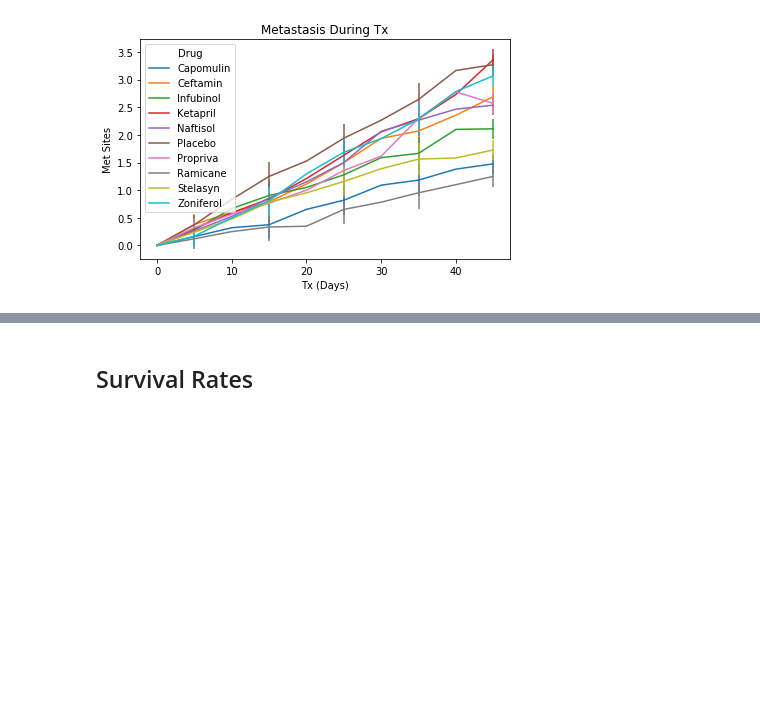
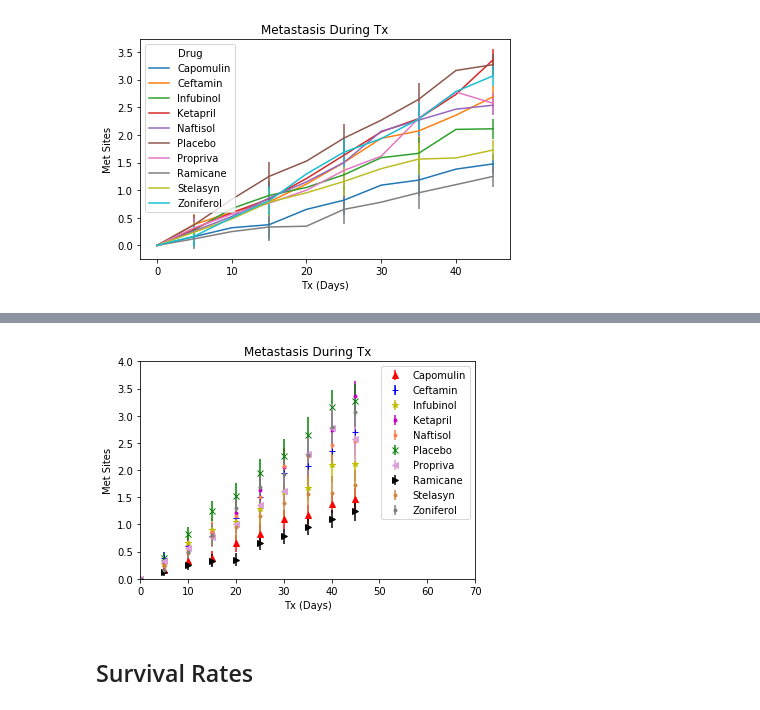
Before and after one commit to ghteds/homework, a Jupyter notebook: hwmatplotlib/pymaceuticals_starter.ipynb, the cells around one changed output, grey strips where cells are left out. Saved outputs shown, nothing was run; the diff lists cells and outputs as text; code cells hidden in the pictures; blank space fills up the shorter version.

```diff
--- a/hwmatplotlib/pymaceuticals_starter.ipynb
+++ b/hwmatplotlib/pymaceuticals_starter.ipynb
@@ -280,3 +356,50 @@ dtype('float64')
+# %%
+#scatter for mets; yM for y mets data
+yMCapomulin=drugByTimepointMetSites.iloc[:,0]
+yMCeftamin=drugByTimepointMetSites.iloc[:,1]
+yMInfubinol=drugByTimepointMetSites.iloc[:,2]
+yMKetapril=drugByTimepointMetSites.iloc[:,3]
+yMNaftisol=drugByTimepointMetSites.iloc[:,4]
+yMPlacebo=drugByTimepointMetSites.iloc[:,5]
+yMPropriva=drugByTimepointMetSites.iloc[:,6]
+yMRamicane=drugByTimepointMetSites.iloc[:,7]
+yMStelasyn=drugByTimepointMetSites.iloc[:,8]
+yMZoniferol=drugByTimepointMetSites.iloc[:,9]
+#x=drugByTimepoint.index
+
+#seM for se Mets
+seMCapomulin=semMetSitesDf.loc[semMetSitesDf['Drug']=='Capomulin', 'Metastatic Sites']
+seMCeftamin=semMetSitesDf.loc[semMetSitesDf['Drug']=='Ceftamin', 'Metastatic Sites']
+seMInfubinol=semMetSitesDf.loc[semMetSitesDf['Drug']=='Infubinol', 'Metastatic Sites']
+seMKetapril=semMetSitesDf.loc[semMetSitesDf['Drug']=='Ketapril', 'Metastatic Sites']
+seMNaftisol=semMetSitesDf.loc[semMetSitesDf['Drug']=='Naftisol', 'Metastatic Sites']
+seMPlacebo=semMetSitesDf.loc[semMetSitesDf['Drug']=='Placebo', 'Metastatic Sites']
+seMPropriva=semMetSitesDf.loc[semMetSitesDf['Drug']=='Propriva', 'Metastatic Sites']
+seMRamicane=semMetSitesDf.loc[semMetSitesDf['Drug']=='Ramicane', 'Metastatic Sites']
+seMStelasyn=semMetSitesDf.loc[semMetSitesDf['Drug']=='Stelasyn', 'Metastatic Sites']
+seMZoniferol=semMetSitesDf.loc[semMetSitesDf['Drug']=='Zoniferol', 'Metastatic Sites']
+
+
+plt.errorbar(x=x,y=yMCapomulin, color='r', yerr=seMCapomulin, fmt='^')
+plt.errorbar(x=x,y=yMCeftamin, color='b', yerr=seMCeftamin, fmt='+')
+plt.errorbar(x=x,y=yMInfubinol, color='y', yerr=seMInfubinol, fmt='*')
+plt.errorbar(x=x,y=yMKetapril, color='m', yerr=seMKetapril, fmt='.')
+plt.errorbar(x=x,y=yMNaftisol, color='coral', yerr=seMKetapril, fmt='.')
+plt.errorbar(x=x,y=yMPlacebo, color='g', yerr=seMPlacebo, fmt='x')
+plt.errorbar(x=x,y=yMPropriva, color='plum', yerr=seMPropriva, fmt='<')
+plt.errorbar(x=x,y=yMRamicane, color='k', yerr=seMRamicane, fmt='>')
+plt.errorbar(x=x,y=yMStelasyn, color='peru', yerr=seMKetapril, fmt='.')
+plt.errorbar(x=x,y=yMZoniferol, color='gray', yerr=seMKetapril, fmt='.')
+
+plt.ylim(0,4)
+plt.xlim(0,70)
+plt.legend()
+plt.title("Metastasis During Tx")
+plt.ylabel('Met Sites')
+plt.xlabel('Tx (Days)')
+plt.show()
+# %% [output]
+[figure, added]
 # %% [markdown]
 ## Survival Rates
 # %%
```
Also changed, not shown: parts of 9 cells of this notebook.
